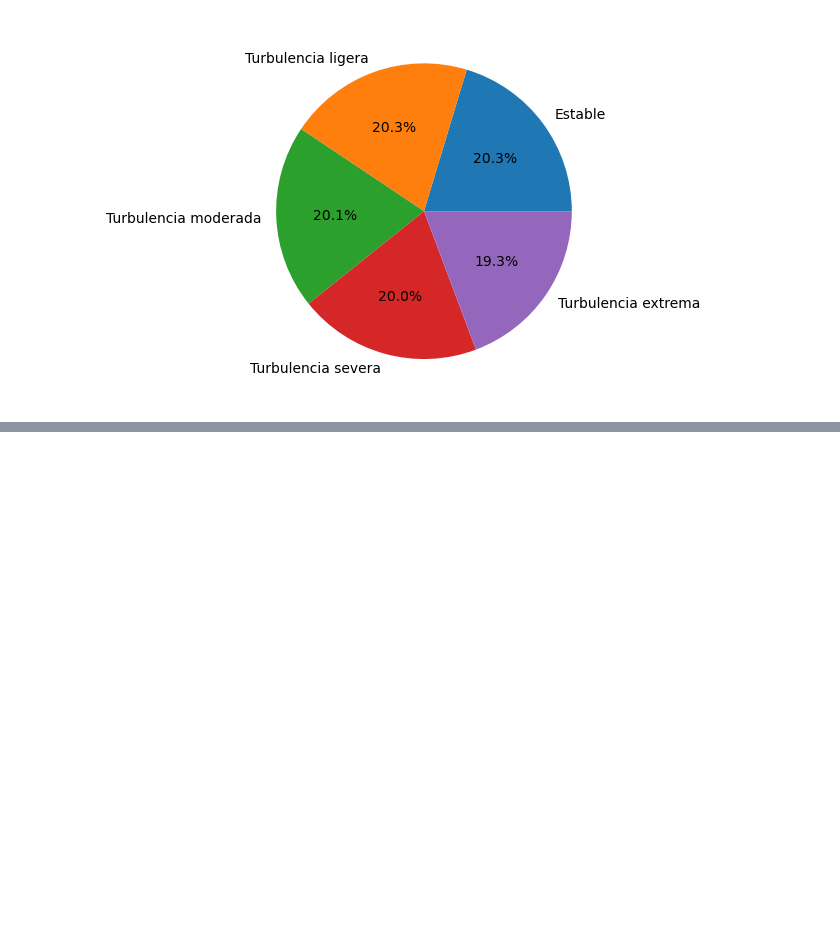
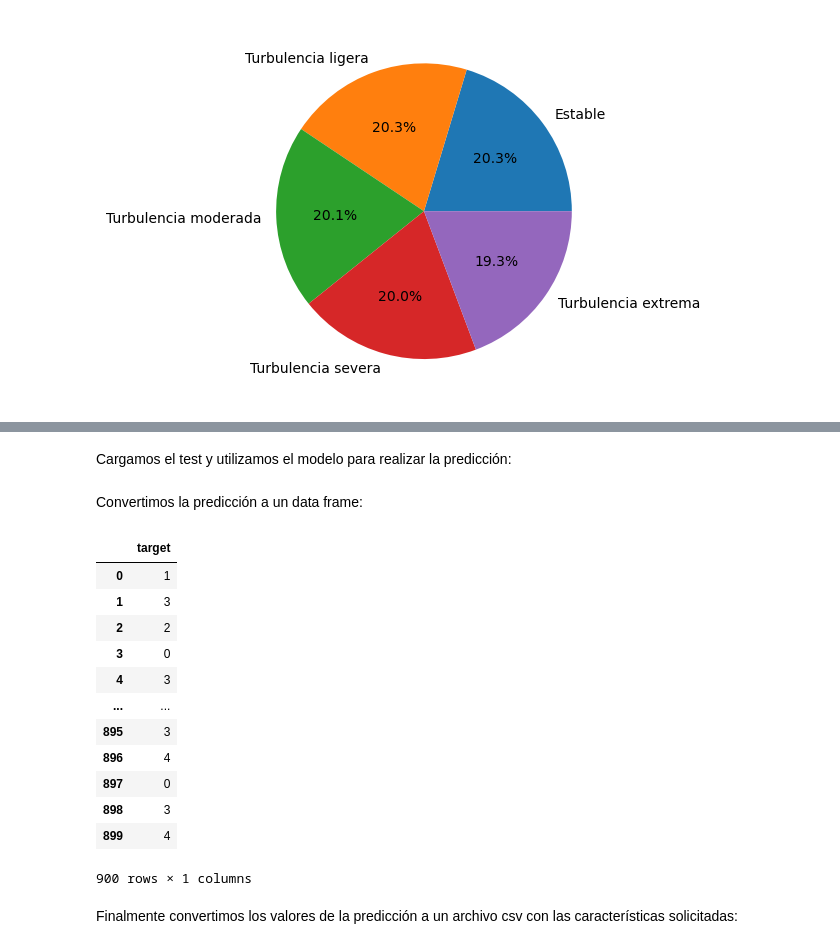
Before and after one commit to hinojosaad/Talent_Squad-Data_Science_I, a Jupyter notebook: Space_X.ipynb, the cells around one changed output, grey strips where cells are left out. Cells and saved outputs as stored; diff of their text form; code cells hidden in the pictures; blank space fills up the shorter version.

```diff
--- a/Space_X.ipynb
+++ b/Space_X.ipynb
@@ -348,0 +384,27 @@ search.best_estimator_
+# %% [markdown]
+Cargamos el test y utilizamos el modelo para realizar la predicción:
+# %%
+x_test = pd.read_csv("space_X_test.csv", index_col = 0)
+target_predict = pipe3.predict(x_test)
+# %% [markdown]
+Convertimos la predicción a un data frame:
+# %%
+target_predict=pd.DataFrame(target_predict)
+target_predict.columns=["target"]
+target_predict
+# %% [output]
+|  | target |
+| 0 | 1 |
+| 1 | 3 |
+| 2 | 2 |
+| 3 | 0 |
+| 4 | 3 |
+| ... | ... |
+| 895 | 3 |
+| 896 | 4 |
+| 897 | 0 |
+| 898 | 3 |
+| 899 | 4 |
+900 rows × 1 columns
+# %% [markdown]
+Finalmente convertimos los valores de la predicción a un archivo csv con las características solicitadas:
```
Also changed, not shown: parts of 78 cells of this notebook.
